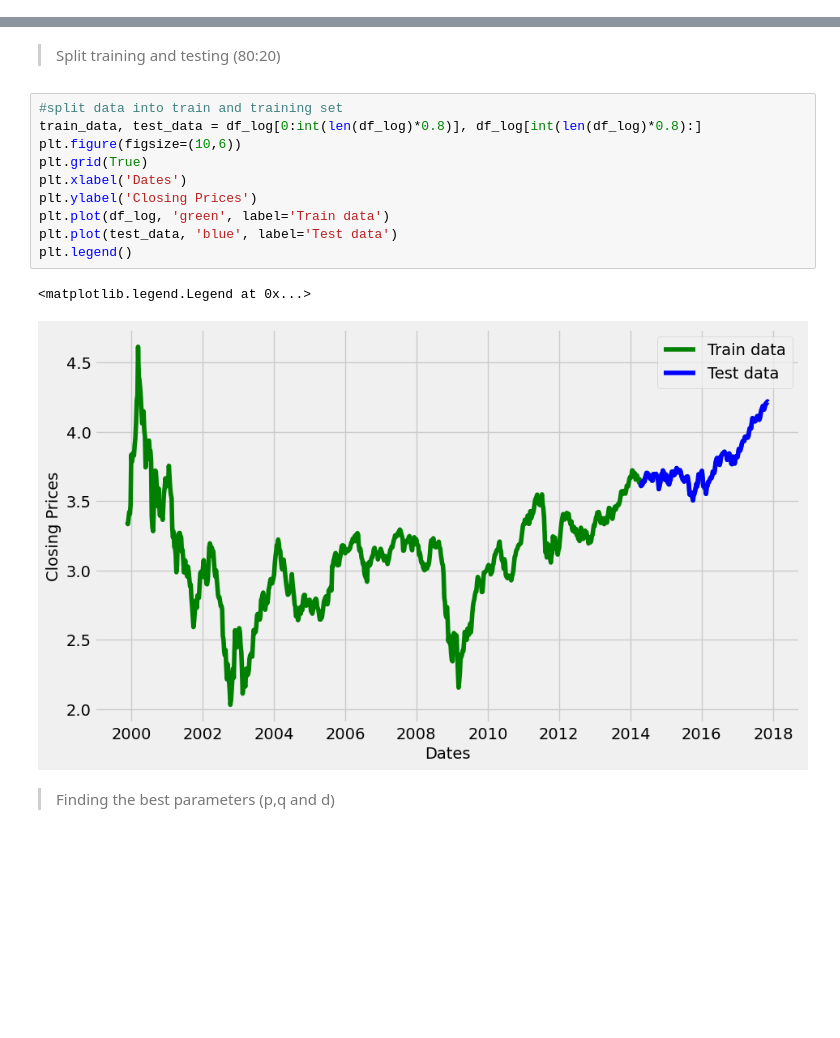
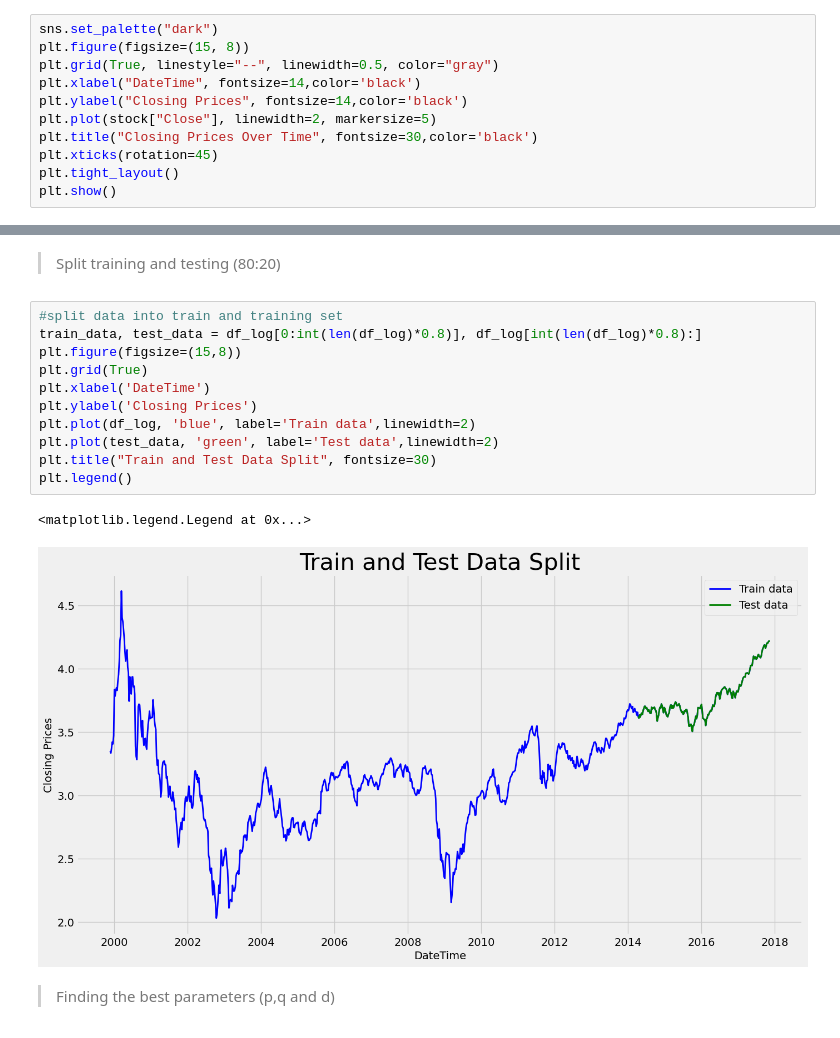
Before and after one commit to HoaNguyen710/DataSample, a Jupyter notebook: testDemo.ipynb, the cells around one changed output, grey strips where cells are left out. Cells and saved outputs as stored; diff of their text form; blank space fills up the shorter version.

```diff
--- a/testDemo.ipynb
+++ b/testDemo.ipynb
@@ -102,0 +95,11 @@ Text(0.5, 1.0, 'Closing Price')
+# %%
+sns.set_palette("dark")
+plt.figure(figsize=(15, 8))
+plt.grid(True, linestyle="--", linewidth=0.5, color="gray")
+plt.xlabel("DateTime", fontsize=14,color='black')
+plt.ylabel("Closing Prices", fontsize=14,color='black')
+plt.plot(stock["Close"], linewidth=2, markersize=5)
+plt.title("Closing Prices Over Time", fontsize=30,color='black')
+plt.xticks(rotation=45)
+plt.tight_layout()
+plt.show()
@@ -204,16 +215,17 @@ plt.tight_layout()
 # %%
 #split data into train and training set
 train_data, test_data = df_log[0:int(len(df_log)*0.8)], df_log[int(len(df_log)*0.8):]
-plt.figure(figsize=(10,6))
+plt.figure(figsize=(15,8))
 plt.grid(True)
-plt.xlabel('Dates')
+plt.xlabel('DateTime')
 plt.ylabel('Closing Prices')
-plt.plot(df_log, 'green', label='Train data')
-plt.plot(test_data, 'blue', label='Test data')
+plt.plot(df_log, 'blue', label='Train data',linewidth=2)
+plt.plot(test_data, 'green', label='Test data',linewidth=2)
+plt.title("Train and Test Data Split", fontsize=30)
 plt.legend()
 # %% [output]
 <matplotlib.legend.Legend at 0x...>
-[figure, old version]
+[figure, new version]
 # %% [markdown]
 > Finding the best parameters (p,q and d)
 # %%
```
Also changed, not shown: parts of 24 cells of this notebook.
